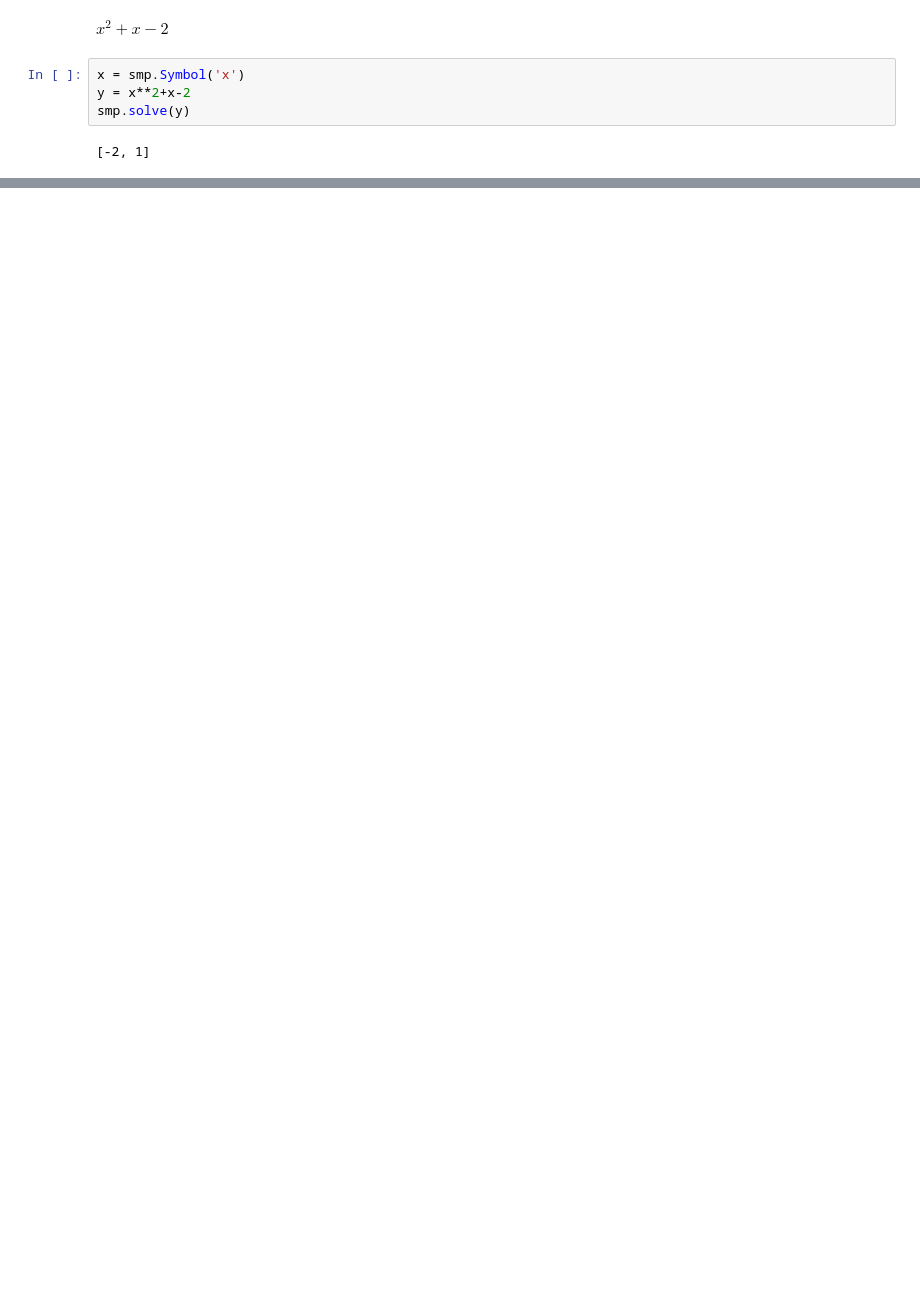
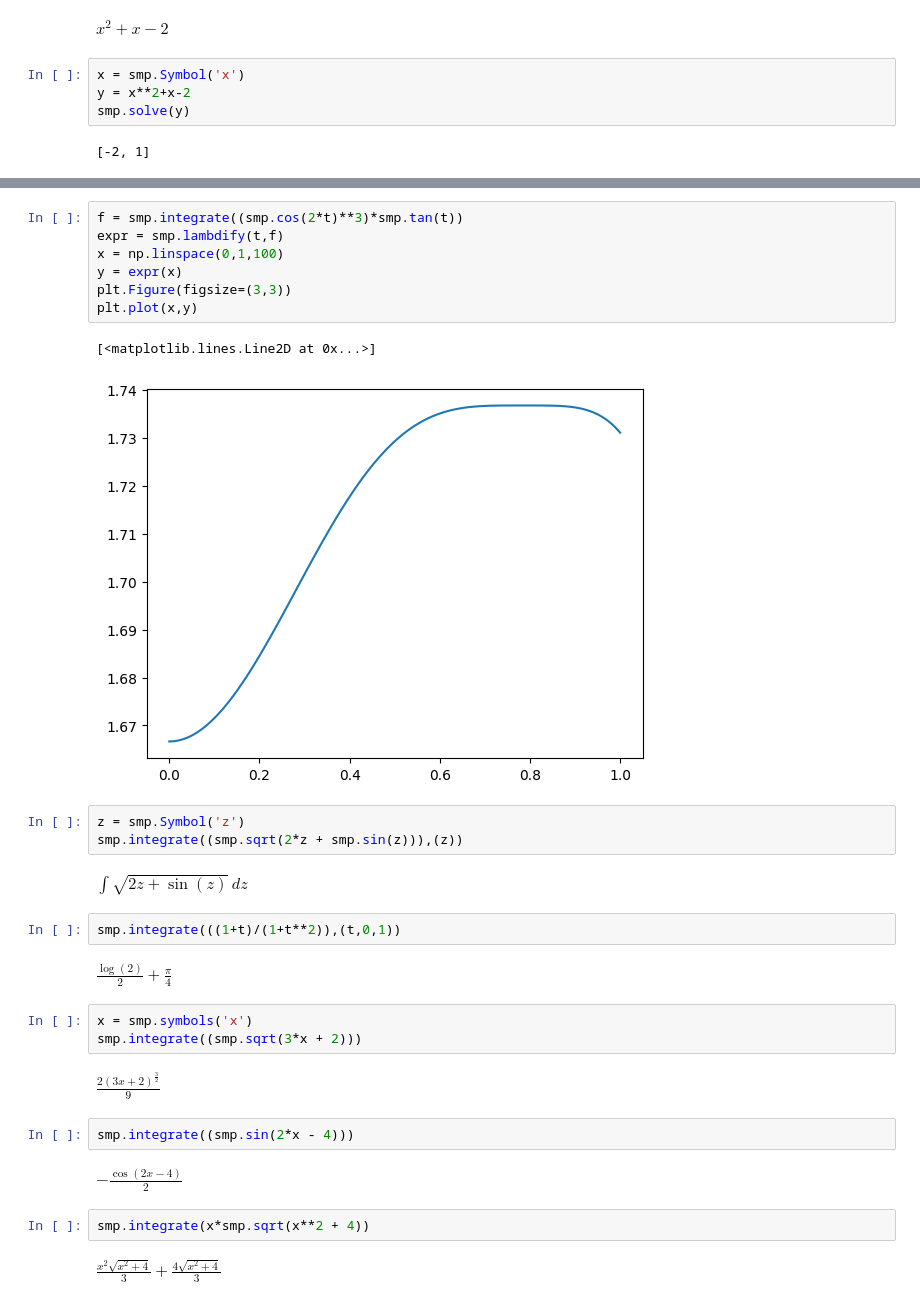
Before and after one commit to Arlan-Tengga/Project-Purcell, a Jupyter notebook: chapter_1.ipynb, the cells around one changed output, grey strips where cells are left out. Drawn from its saved outputs; the diff is of its cells as text; blank space fills up the shorter version.

```diff
--- a/chapter_1.ipynb
+++ b/chapter_1.ipynb
@@ -27,0 +186,32 @@ smp.solve(y)
+# %%
+f = smp.integrate((smp.cos(2*t)**3)*smp.tan(t))
+expr = smp.lambdify(t,f)
+x = np.linspace(0,1,100)
+y = expr(x)
+plt.Figure(figsize=(3,3))
+plt.plot(x,y)
+# %% [output]
+[<matplotlib.lines.Line2D at 0x...>]
+[figure, added]
+# %%
+z = smp.Symbol('z')
+smp.integrate((smp.sqrt(2*z + smp.sin(z))),(z))
+# %% [output]
+$\displaystyle \int \sqrt{2 z + \sin{\left(z \right)}}\, dz$
+# %%
+smp.integrate(((1+t)/(1+t**2)),(t,0,1))
+# %% [output]
+$\displaystyle \frac{\log{\left(2 \right)}}{2} + \frac{\pi}{4}$
+# %%
+x = smp.symbols('x')
+smp.integrate((smp.sqrt(3*x + 2)))
+# %% [output]
+$\displaystyle \frac{2 \left(3 x + 2\right)^{\frac{3}{2}}}{9}$
+# %%
+smp.integrate((smp.sin(2*x - 4)))
+# %% [output]
+$\displaystyle - \frac{\cos{\left(2 x - 4 \right)}}{2}$
+# %%
+smp.integrate(x*smp.sqrt(x**2 + 4))
+# %% [output]
+$\displaystyle \frac{x^{2} \sqrt{x^{2} + 4}}{3} + \frac{4 \sqrt{x^{2} + 4}}{3}$
```
Also changed, not shown: parts of 37 cells of this notebook, 2 other files.
